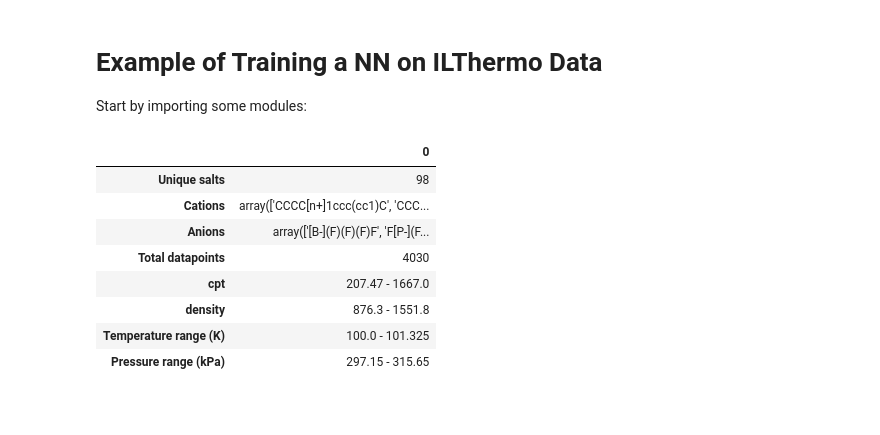
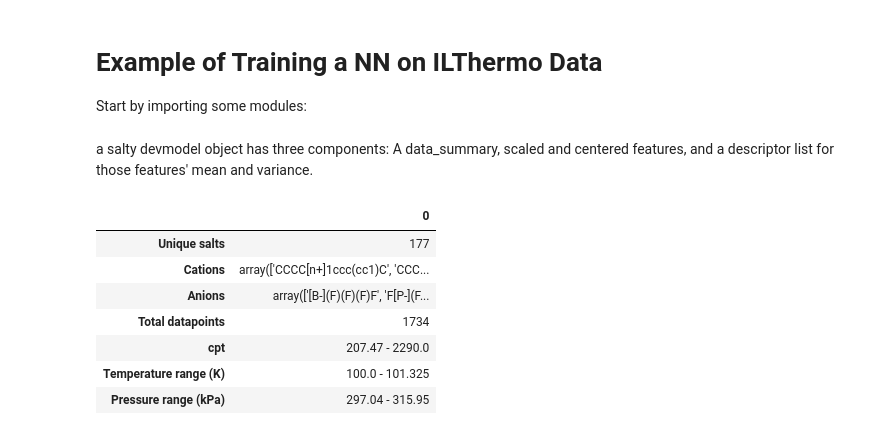
Before and after one commit to wesleybeckner/adaptive_learning_salts, a Jupyter notebook: notebooks/qspr_nn_development.ipynb, the cells around one changed output. Drawn from its saved outputs; the diff is of its cells as text; code cells hidden in the pictures; blank space fills up the shorter version.

```diff
--- a/notebooks/qspr_nn_development.ipynb
+++ b/notebooks/qspr_nn_development.ipynb
@@ -7,18 +7,22 @@ import salty
 import matplotlib.pyplot as plt
 import numpy as np
 %matplotlib inline
+# %% [markdown]
+a salty devmodel object has three components: A data_summary, scaled and centered features, and a descriptor list for those features' mean and variance.
 # %%
-T = [297, 316] # select narrow state variable ranges
+T = [297, 316] # select state variable ranges according to manuscript
 P = [99, 102] # we will set MD simulation to 101 kPa and 298 K
-devmodel = salty.aggregate_data(['density', 'cpt'], T=T, P=P)
+data_range = [[206, 2295]] #the cpt dataset has one outlier ~9,000 J/mol/K
+devmodel = salty.aggregate_data(['cpt'], T=T, P=P, data_ranges=data_range)
+X_train, Y_train, X_test, Y_test = salty.devmodel_to_array\
+    (devmodel, train_fraction=0.8)
 devmodel.Data_summary
 # %% [output]
 |  | 0 |
-| Unique salts | 98 |
+| Unique salts | 177 |
 | Cations | array(['CCCC[n+]1ccc(cc1)C', 'CCC... |
 | Anions | array(['[B-](F)(F)(F)F', 'F[P-](F... |
-| Total datapoints | 4030 |
-| cpt | 207.47 - 1667.0 |
-| density | 876.3 - 1551.8 |
+| Total datapoints | 1734 |
+| cpt | 207.47 - 2290.0 |
 | Temperature range (K) | 100.0 - 101.325 |
-| Pressure range (kPa) | 297.15 - 315.65 |
+| Pressure range (kPa) | 297.04 - 315.95 |
```
Also changed, not shown: parts of 17 cells of this notebook, 1 other file.
